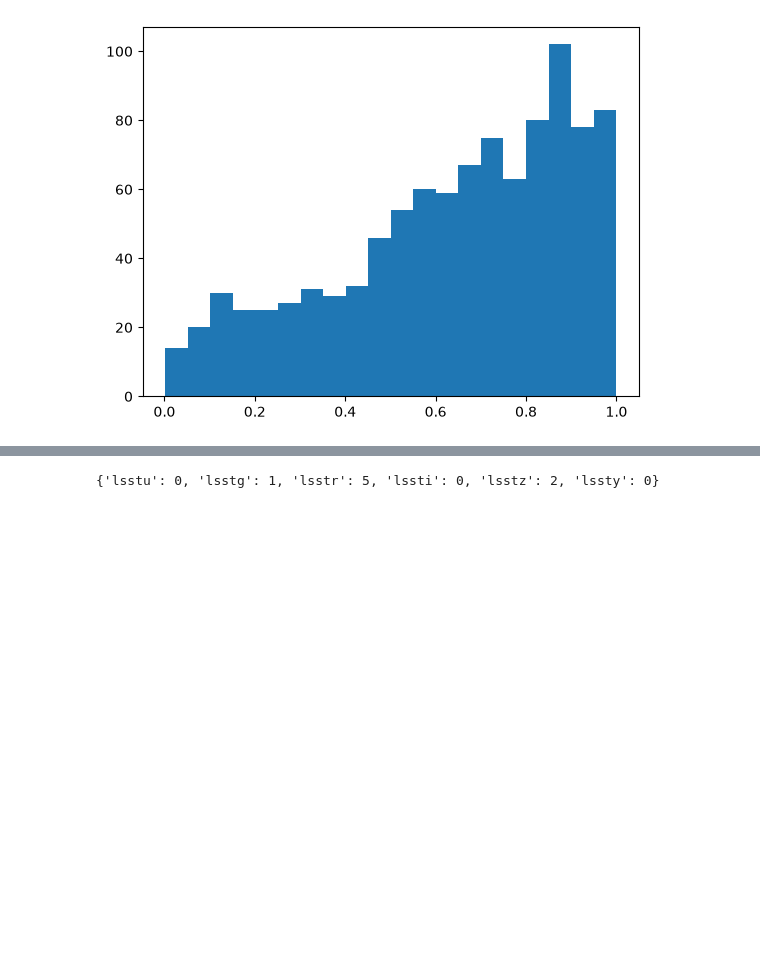
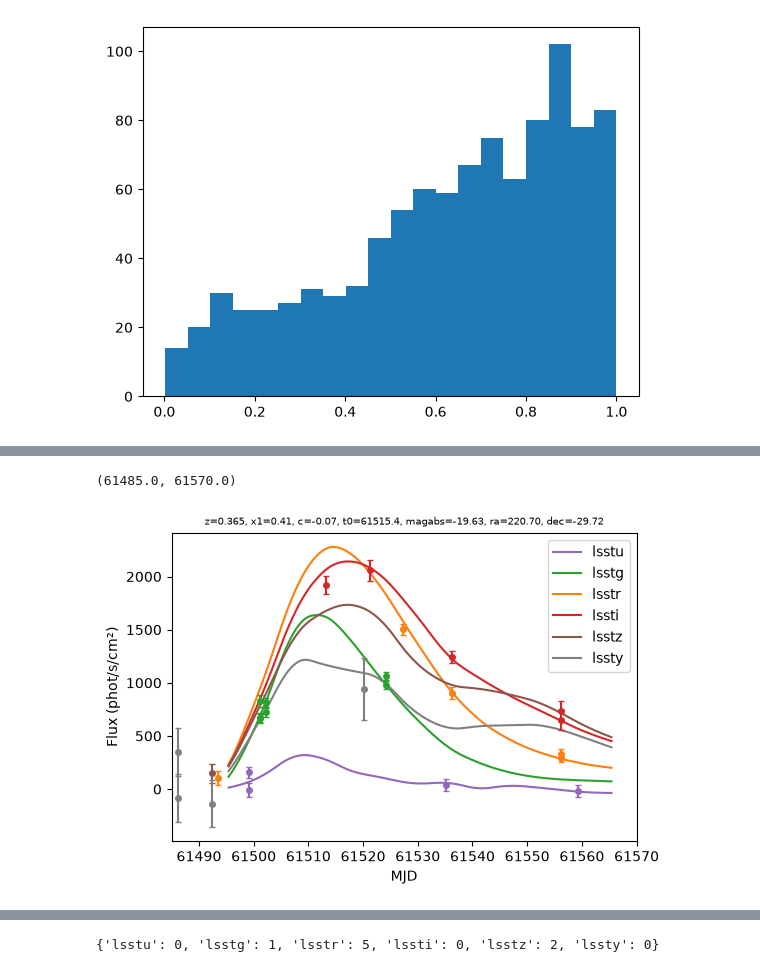
Before and after one commit to krissylla/TransientSimulation, a Jupyter notebook: skysurvey_detections.ipynb, the cells around one changed output, grey strips where cells are left out. Cells and saved outputs as stored; diff of their text form; code cells hidden in the pictures; blank space fills up the shorter version.

Commit message:
new notebook to study 10 yrs and also edited lightcurve.plot_lightcurve() to also plot the observed data by lsst as an input

```diff
--- a/skysurvey_detections.ipynb
+++ b/skysurvey_detections.ipynb
@@ -155,0 +216,6 @@ dset = skysurvey.DataSet.from_targets_and_survey(snia_models, lsst, progress_bar
+# %%
+fig = plot_lightcurve(data_models[16], observed_data = dset.get_target_lightcurve(index=16), times = data_models[16]['times'], plot_limits = False)
+fig.axes[0].set_xlim(61485, 61570)
+# %% [output]
+(61485.0, 61570.0)
+[figure, added]
```
Also changed, not shown: parts of 16 cells of this notebook, 3 other files.
